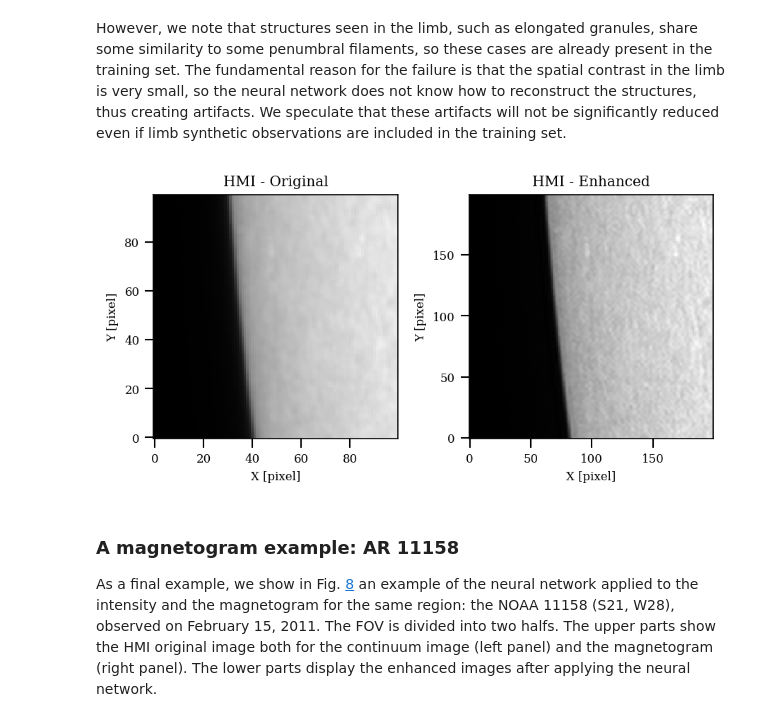
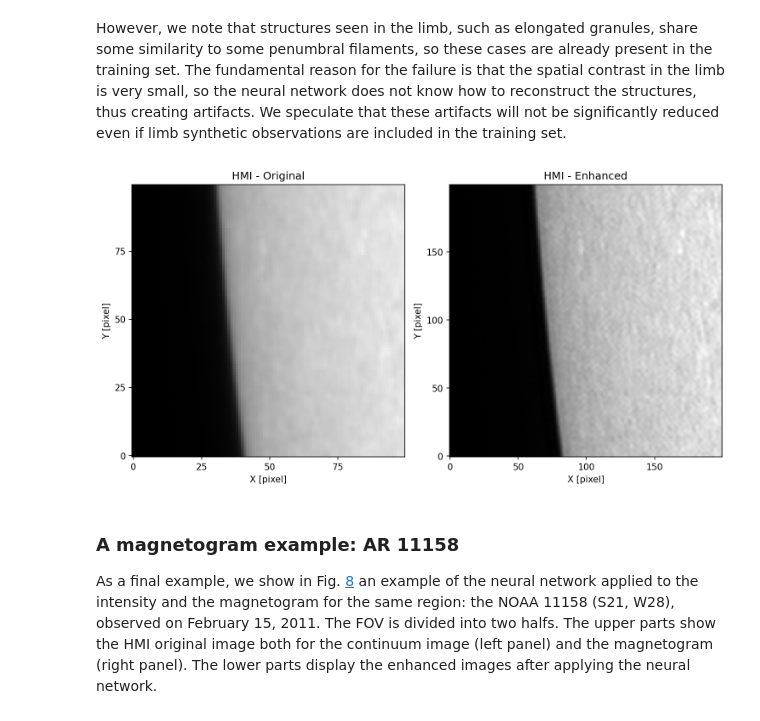
Before and after one commit to HelioML/HelioML, a Jupyter notebook: book/_build/jupyter_execute/03/notebook.ipynb, the cells around one changed output. Saved outputs shown, nothing was run; the diff lists cells and outputs as text; code cells hidden in the pictures.

```diff
--- a/book/_build/jupyter_execute/03/notebook.ipynb
+++ b/book/_build/jupyter_execute/03/notebook.ipynb
@@ -455,11 +471,12 @@ def old_PSF3D():
 # %%
 # We load two images of QS from the simulation and from the HMI satellite
 imSIMU = np.load('simulation.npy'); imHMI = np.load('hmi.npy')
-plt.rcParams['font.size'] = 8
 
 dx = 108 # Size of the sample
 
-plt.figure(figsize=(7,7))
+plt.figure(figsize=(10,10))
+plt.rcParams['font.size'] = 10
+
 plt.subplot(221)
 pHMI = imHMI[:dx,:dx]
 plt.title('HMI - Observation')
@@ -609,20 +625,20 @@ Saving data...
 Overwriting...
 <Figure size 900x600 with 0 Axes>
 # %%
-plt.figure(figsize=(10,6))
-plt.rcParams['font.size'] = 8
+plt.figure(figsize=(10,10))
+plt.rcParams['font.size'] = 10
 
 mymap2 = fits.open('output/hmi_enhanced.fits')
 submap2 = np.nan_to_num(mymap2[0].data)
 plt.subplot(212); plt.title('HMI - Enhanced')
-plt.imshow(submap2[0:400,:],cmap='gray',interpolation='None',vmin=submap2.min(),vmax=submap2.max())
+plt.imshow(submap2[0:400,:],cmap='gray',interpolation='None',vmin=submap2.min(),vmax=submap2.max(),origin='lower')
 plt.xlabel('X [pixel]'); plt.ylabel('Y [pixel]')
 plt.locator_params(axis='y', nbins=4)
 plt.tight_layout()
 
 plt.subplot(211); plt.title('HMI - Original')
-plt.imshow(submap[0:200,:],cmap='gray',interpolation='None',vmin=submap2.min(),vmax=submap2.max())
+plt.imshow(submap[0:200,:],cmap='gray',interpolation='None',vmin=submap2.min(),vmax=submap2.max(),origin='lower')
 plt.tick_params(axis='x',labelbottom='off'); plt.ylabel('Y [pixel]')
+plt.locator_params(axis='y', nbins=4)
 plt.tight_layout()
-plt.locator_params(axis='y', nbins=4)
 # %% [output]
@@ -631,19 +647,19 @@ plt.locator_params(axis='y', nbins=4)
 However, we note that structures seen in the limb, such as elongated granules, share some similarity to some penumbral filaments, so these cases are already present in the training set.
 The fundamental reason for the failure is that the spatial contrast in the limb is very small, so the neural network does not know how to reconstruct the structures, thus creating artifacts. We speculate that these artifacts will not be significantly reduced even if limb synthetic observations are included in the training set.
 # %%
-plt.figure()
-plt.rcParams['font.size'] = 8
+plt.figure(figsize=(10,10))
+plt.rcParams['font.size'] = 10
 
 plt.subplot(122); plt.title('HMI - Enhanced')
-plt.imshow(submap2[200:400,200:400],cmap='gray',interpolation='None',vmax=np.max(submap2[200:400,200:400]))
-plt.xlabel('X [pixel]'); plt.ylabel('Y [pixel]'); plt.locator_params(axis='y', nbins=4)
+plt.imshow(submap2[200:400,200:400],cmap='gray',interpolation='None',vmax=np.max(submap2[200:400,200:400]),origin='lower')
+plt.xlabel('X [pixel]'); plt.ylabel('Y [pixel]'); plt.locator_params(axis='both', nbins=4)
 
 plt.subplot(121); plt.title('HMI - Original')
-plt.imshow(submap[100:200,100:200],cmap='gray',interpolation='None',vmax=np.max(submap2[200:400,200:400]))
-plt.xlabel('X [pixel]'); plt.ylabel('Y [pixel]')
+plt.imshow(submap[100:200,100:200],cmap='gray',interpolation='None',vmax=np.max(submap2[200:400,200:400]),origin='lower')
+plt.xlabel('X [pixel]'); plt.ylabel('Y [pixel]'); plt.locator_params(axis='both', nbins=4)
 plt.tight_layout()
 # %% [output]
-[figure, old version]
+[figure, new version]
 # %% [markdown]
 ### A magnetogram example: AR 11158
 As a final example, we show in Fig. [8](#fig:bigplot) an example of the neural network applied to the intensity and the magnetogram for the same region: the NOAA 11158 (S21, W28), observed on February 15, 2011. The FOV is divided into two halfs. The upper parts show the HMI original image both for the continuum image (left panel) and the magnetogram (right panel). The lower parts display the enhanced images after applying the neural network.
```
Also changed, not shown: parts of 10 cells of this notebook, 57 other files.
